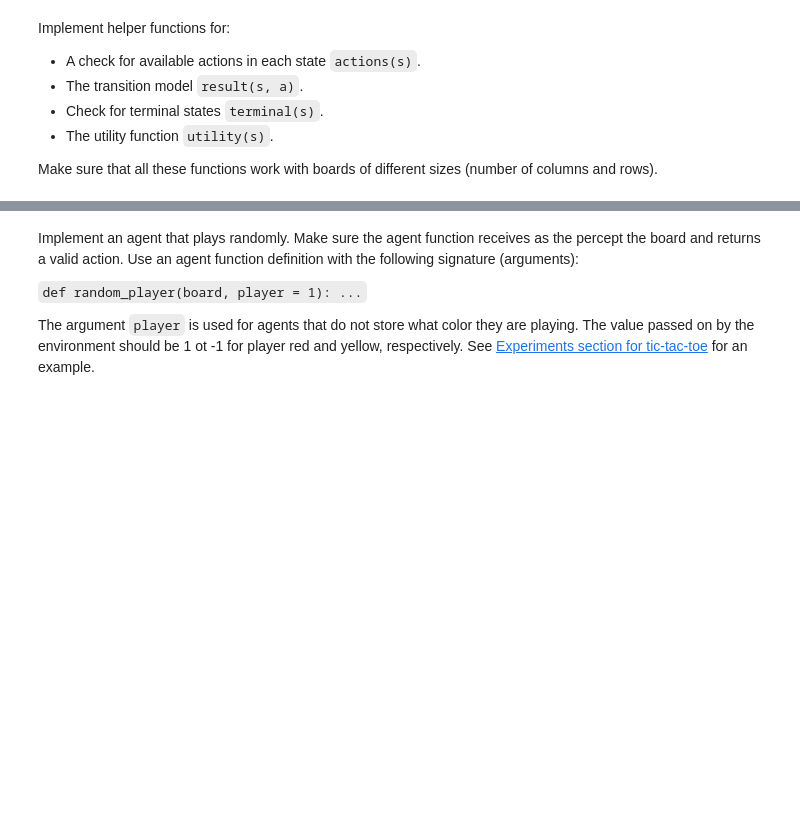
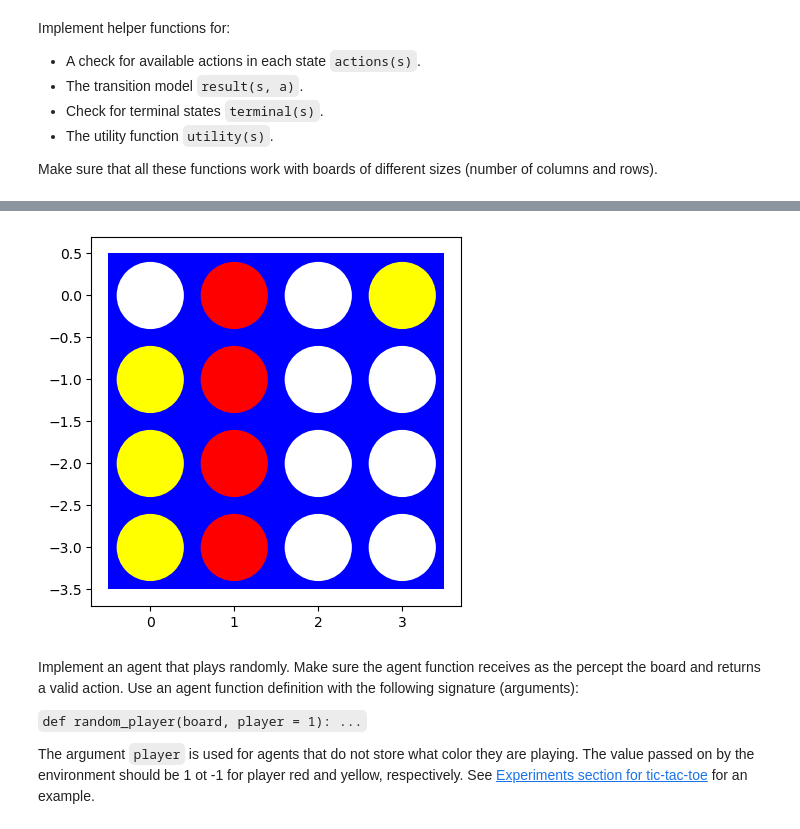
Before and after one commit to MaxDLink/connect-four, a Jupyter notebook: assignment_connect4.ipynb, the cells around one changed output, grey strips where cells are left out. Drawn from its saved outputs; the diff is of its cells as text; code cells hidden in the pictures; blank space fills up the shorter version.

```diff
--- a/assignment_connect4.ipynb
+++ b/assignment_connect4.ipynb
@@ -135,3 +145,14 @@ Make sure that all these functions work with boards of different sizes (number o
+# %%
+# filled 4x4 board
+filled_4 = [[0, 1, 0, -1],
+         [-1, 1, 0, 0],
+         [-1, 1, 0, 0],
+         [-1, 1, 0, 0]]
+# %%
+# visualize filled 4x4
+visualize(filled_4)
+# %% [output]
+[figure, added]
 # %% [markdown]
 Implement an agent that plays randomly. Make sure the agent function receives as the percept the board and returns a valid action. Use an agent function definition with the following signature (arguments):
 
```
Also changed, not shown: parts of 3 cells of this notebook.
